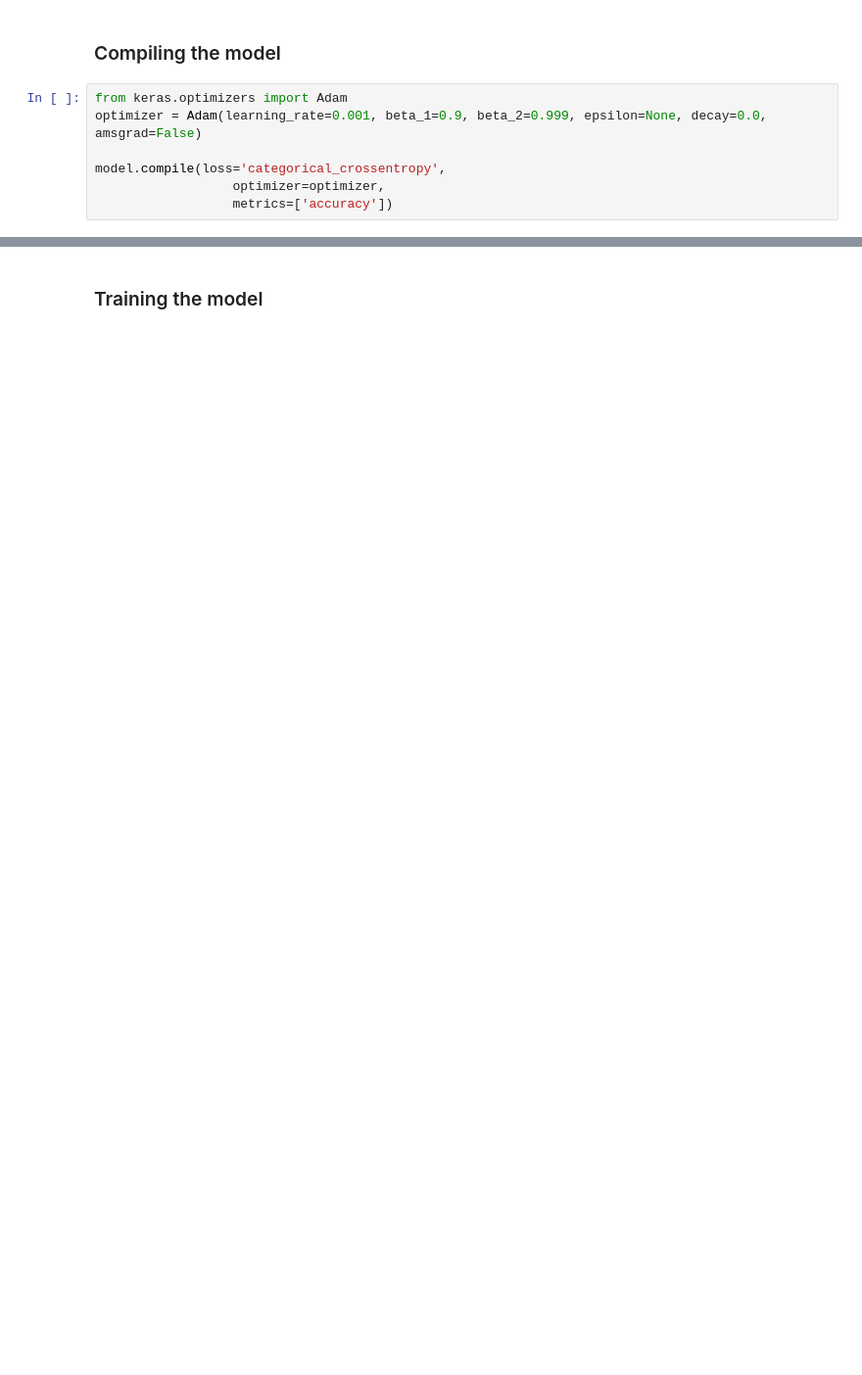
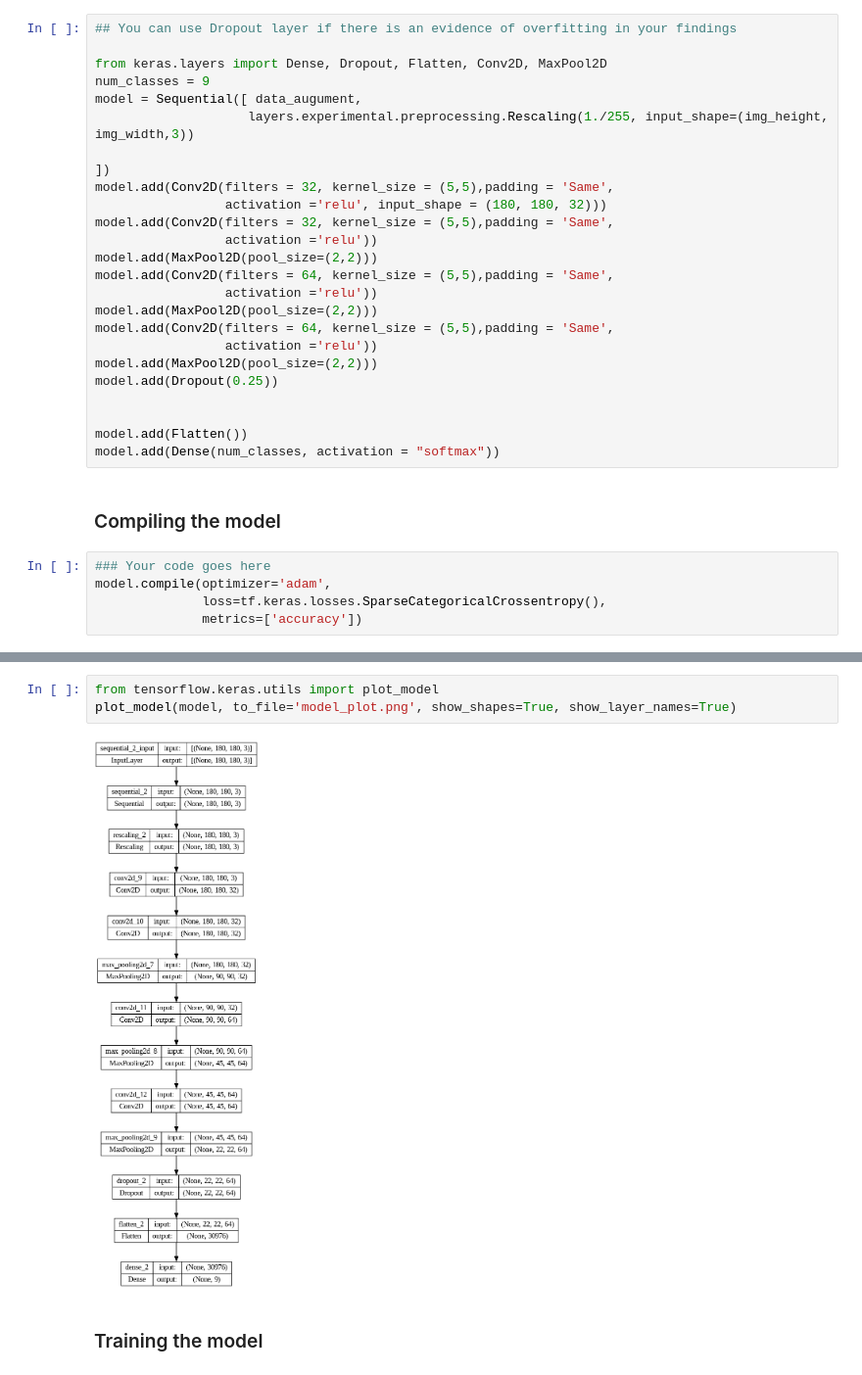
Before and after one commit to shajivmasters/Melanoma-Detection-Assignment, a Jupyter notebook: Shajiv_Kalangath_nn.ipynb, the cells around one changed output, grey strips where cells are left out. Shown at 98% size. Drawn from its saved outputs; the diff is of its cells as text; blank space fills up the shorter version.

```diff
--- a/Shajiv_Kalangath_nn.ipynb
+++ b/Shajiv_Kalangath_nn.ipynb
@@ -371,9 +335,32 @@ model.summary()
+# %%
+## You can use Dropout layer if there is an evidence of overfitting in your findings
+
+from keras.layers import Dense, Dropout, Flatten, Conv2D, MaxPool2D
+num_classes = 9
+model = Sequential([ data_augument,
+                    layers.experimental.preprocessing.Rescaling(1./255, input_shape=(img_height, img_width,3))
+
+])
+model.add(Conv2D(filters = 32, kernel_size = (5,5),padding = 'Same',
+                 activation ='relu', input_shape = (180, 180, 32)))
+model.add(Conv2D(filters = 32, kernel_size = (5,5),padding = 'Same',
+                 activation ='relu'))
+model.add(MaxPool2D(pool_size=(2,2)))
+model.add(Conv2D(filters = 64, kernel_size = (5,5),padding = 'Same',
+                 activation ='relu'))
+model.add(MaxPool2D(pool_size=(2,2)))
+model.add(Conv2D(filters = 64, kernel_size = (5,5),padding = 'Same',
+                 activation ='relu'))
+model.add(MaxPool2D(pool_size=(2,2)))
+model.add(Dropout(0.25))
+
+
+model.add(Flatten())
+model.add(Dense(num_classes, activation = "softmax"))
 # %% [markdown]
 ### Compiling the model
-# %%
-from keras.optimizers import Adam
-optimizer = Adam(learning_rate=0.001, beta_1=0.9, beta_2=0.999, epsilon=None, decay=0.0, amsgrad=False)
-
-model.compile(loss='categorical_crossentropy',
-                  optimizer=optimizer,
-                  metrics=['accuracy'])
+# %%
+### Your code goes here
+model.compile(optimizer='adam',
+              loss=tf.keras.losses.SparseCategoricalCrossentropy(),
+              metrics=['accuracy'])
@@ -380,2 +388,7 @@ model.compile(loss='categorical_crossentropy',
+# %%
+from tensorflow.keras.utils import plot_model
+plot_model(model, to_file='model_plot.png', show_shapes=True, show_layer_names=True)
+# %% [output]
+[figure, added]
 # %% [markdown]
 ### Training the model
```
Also changed, not shown: parts of 14 cells of this notebook.
